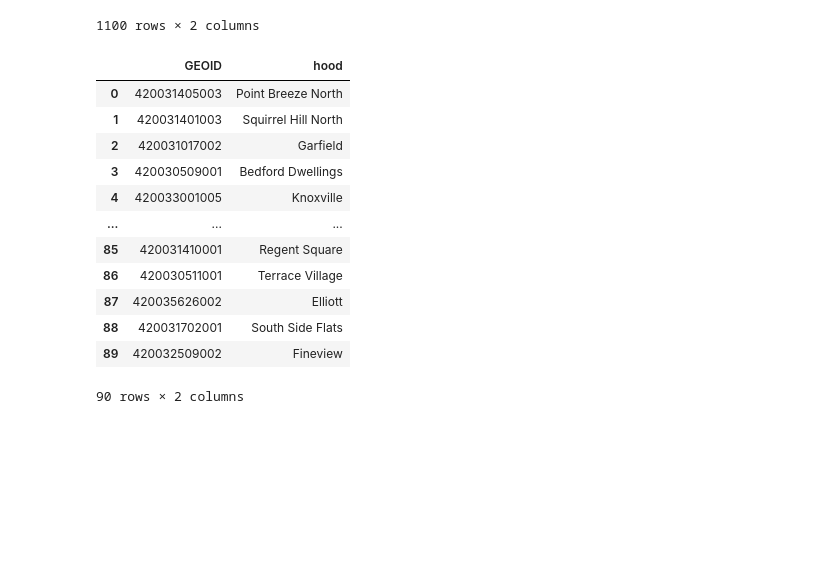
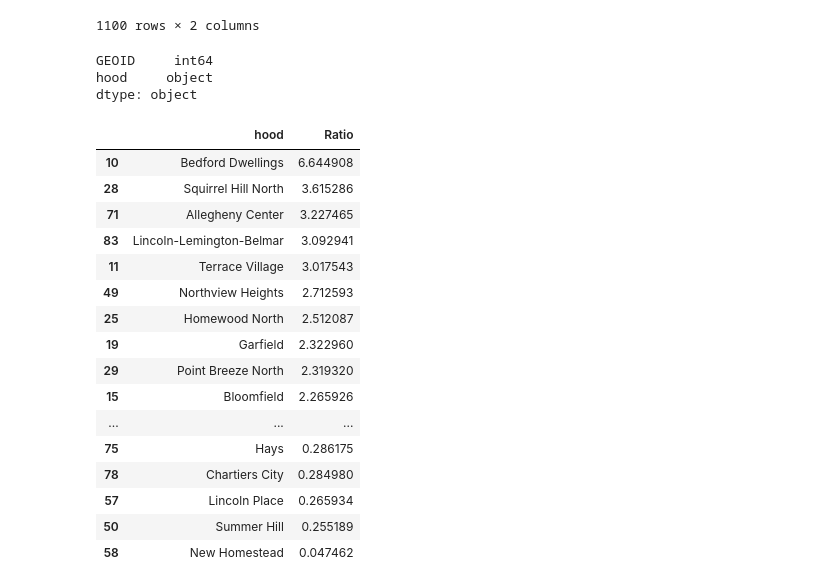
Before and after one commit to Alanswagxpp/BIGIDEA-Final-Project-Group-21-, a Jupyter notebook: haw135.ipynb, the cells around one changed output. Cells and saved outputs as stored; diff of their text form; code cells hidden in the pictures; blank space fills up the shorter version.

```diff
--- a/haw135.ipynb
+++ b/haw135.ipynb
@@ -140,19 +149,45 @@ neighborhood
 | 1099 | 420039822001 | 4.045073 |
 1100 rows × 2 columns
 # %%
-neighborhood.rename(columns = {'geoid10':'GEOID'}, inplace = True)
-neighborhood
+neighborhood = pd.read_csv("neighborhood.csv")
+neighborhood = neighborhood.loc[:, ['geoid10', 'hood']]  # we only need our GEOID and hood(the actual name relates to the GEOID)
+neighborhood.rename(columns = {'geoid10':'GEOID'}, inplace = True) # doing a rename process, so that these two dataframe can be merged later
+
+neighborhood['GEOID'].str.replace(' ','')   # there is some weird space in GEOID, so I deleted them.
+neighborhood = neighborhood.drop(15)  # the fifteenth rows in the original dataframe is wrong, so I dropped it manually
+neighborhood['GEOID'] = neighborhood['GEOID'].apply(np.int64)   # cast the GEOID, which originally is a str type, into int type
+# so that we can merge them together rather than geting some errors
+# .astype({'GEOID':'int'})   this didn't work :(  because our GEOID is out of the maximum of Int type
+neighborhood.dtypes
+# neighborhood
 # %% [output]
-|  | GEOID | hood |
-| 0 | 420031405003 | Point Breeze North |
-| 1 | 420031401003 | Squirrel Hill North |
-| 2 | 420031017002 | Garfield |
-| 3 | 420030509001 | Bedford Dwellings |
-| 4 | 420033001005 | Knoxville |
-| ... | ... | ... |
-| 85 | 420031410001 | Regent Square |
-| 86 | 420030511001 | Terrace Village |
-| 87 | 420035626002 | Elliott |
-| 88 | 420031702001 | South Side Flats |
-| 89 | 420032509002 | Fineview |
-90 rows × 2 columns
+GEOID     int64
+hood     object
+dtype: object
+# %%
+# theRightDataFrame = pd.concat([sideWalk,neighborhood], axis=0)  # this method just brutally squeeze the two dfs into one(Not what I want)
+theRightDataFrame = pd.merge(sideWalk,neighborhood, on="GEOID")  # this method is what we want
+pd.options.display.max_rows = 100   # so that we can see more rows
+theRightDataFrame=theRightDataFrame.sort_values(by=['Ratio'],ascending=False) # sort our correct df with a decesning order by "Ratio"
+# theRightDataFrame.dropna()
+theRightDataFrame.drop('GEOID', axis=1, inplace= True)   # delete the not that meaningful GEOID column
+theRightDataFrame = theRightDataFrame[['hood','Ratio']]  # Change the columns display order(I like it this way), swap these two column
+display(theRightDataFrame)    # display my dataframe
+# %% [output]
+|  | hood | Ratio |
+| 10 | Bedford Dwellings | 6.644908 |
+| 28 | Squirrel Hill North | 3.615286 |
+| 71 | Allegheny Center | 3.227465 |
+| 83 | Lincoln-Lemington-Belmar | 3.092941 |
+| 11 | Terrace Village | 3.017543 |
+| 49 | Northview Heights | 2.712593 |
+| 25 | Homewood North | 2.512087 |
+| 19 | Garfield | 2.322960 |
+| 29 | Point Breeze North | 2.319320 |
+| 15 | Bloomfield | 2.265926 |
+| ... | ... | ... |
+| 75 | Hays | 0.286175 |
+| 78 | Chartiers City | 0.284980 |
+| 57 | Lincoln Place | 0.265934 |
+| 50 | Summer Hill | 0.255189 |
+| 58 | New Homestead | 0.047462 |
```
Also changed, not shown: parts of 5 cells of this notebook, 1 other file.
